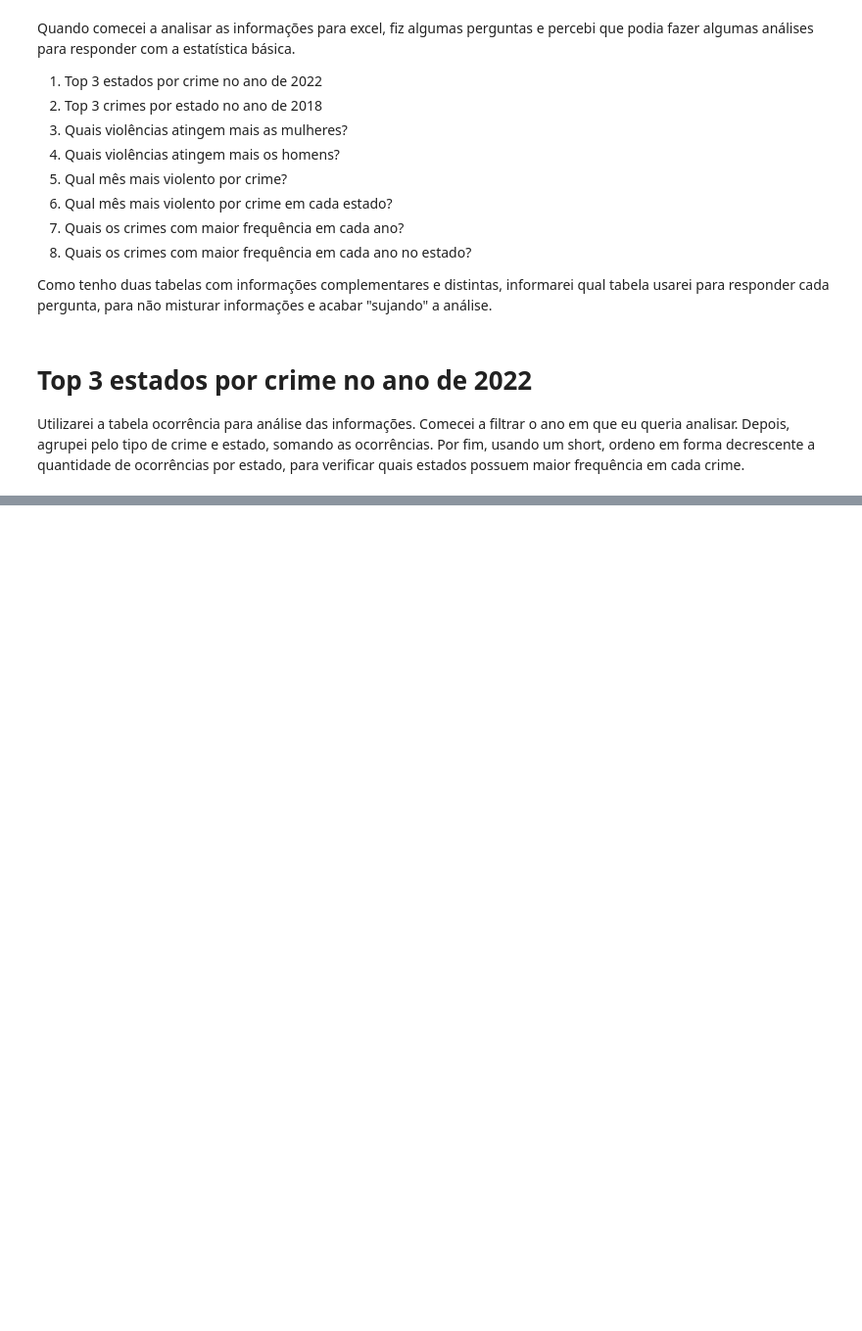
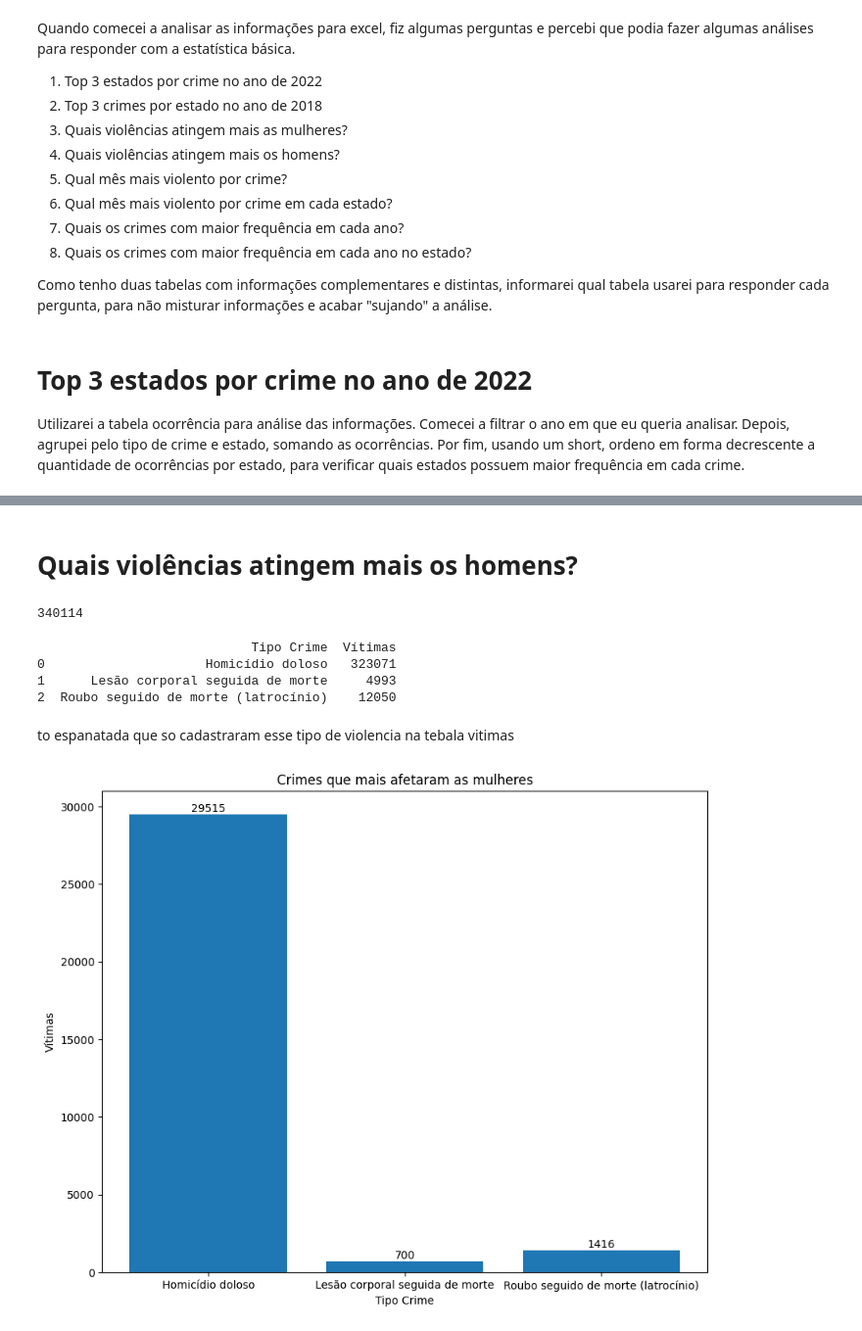
Before and after one commit to nicoletomazonipelentir/Analise-de-crimes-com-python, a Jupyter notebook: analise..ipynb, the cells around one changed output, grey strips where cells are left out. Shown: that part at 98% size. Cells and saved outputs as stored; diff of their text form; code cells hidden in the pictures; blank space fills up the shorter version.

```diff
--- a/analise..ipynb
+++ b/analise..ipynb
@@ -144,0 +138,3 @@ plt.show()
+# %%
+mulheres=vitimas[vitimas['Sexo da Vítima']=='Feminino']
+soma=mulheres.Vítimas.sum()
@@ -144,0 +143,4 @@ plt.show()
+# %%
+agrupado=mulheres.groupby('Tipo Crime').agg({'Vítimas': 'sum'}).reset_index()
+mulheres_analise = agrupado.sort_values(['Tipo Crime','Vítimas'], ascending=[True, False]).groupby('Tipo Crime').head()
+print(mulheres_analise)
@@ -144,0 +151,45 @@ plt.show()
+# %%
+plt.figure(figsize=(10, 8))
+barras=plt.bar(mulheres_analise['Tipo Crime'], mulheres_analise['Vítimas'])
+for barra in barras:
+    altura = barra.get_height()
+    plt.text(barra.get_x() + barra.get_width() / 2.0, altura, f'{altura}', ha='center', va='bottom')
+
+plt.xlabel('Tipo Crime')
+plt.ylabel('Vítimas')
+plt.title('Crimes que mais afetaram as mulheres')
+plt.xticks(rotation=0)
+plt.show()
+# %% [markdown]
+# Quais violências atingem mais os homens?
+# %%
+homens=vitimas[vitimas['Sexo da Vítima']=='Masculino']
+soma=homens.Vítimas.sum()
+print(soma)
+# %% [output]
+340114
+# %%
+agrupado=homens.groupby('Tipo Crime').agg({'Vítimas': 'sum'}).reset_index()
+homens_analise = agrupado.sort_values(['Tipo Crime','Vítimas'], ascending=[True, False]).groupby('Tipo Crime').head()
+print(homens_analise)
+# %% [output]
+                            Tipo Crime  Vítimas
+0                     Homicídio doloso   323071
+1      Lesão corporal seguida de morte     4993
+2  Roubo seguido de morte (latrocínio)    12050
+# %% [markdown]
+to espanatada que so cadastraram esse tipo de violencia na tebala vitimas
+# %%
+plt.figure(figsize=(10, 8))
+barras=plt.bar(mulheres_analise['Tipo Crime'], mulheres_analise['Vítimas'])
+for barra in barras:
+    altura = barra.get_height()
+    plt.text(barra.get_x() + barra.get_width() / 2.0, altura, f'{altura}', ha='center', va='bottom')
+
+plt.xlabel('Tipo Crime')
+plt.ylabel('Vítimas')
+plt.title('Crimes que mais afetaram as mulheres')
+plt.xticks(rotation=0)
+plt.show()
+# %% [output]
+[figure, added]
```
Also changed, not shown: parts of 19 cells of this notebook.
